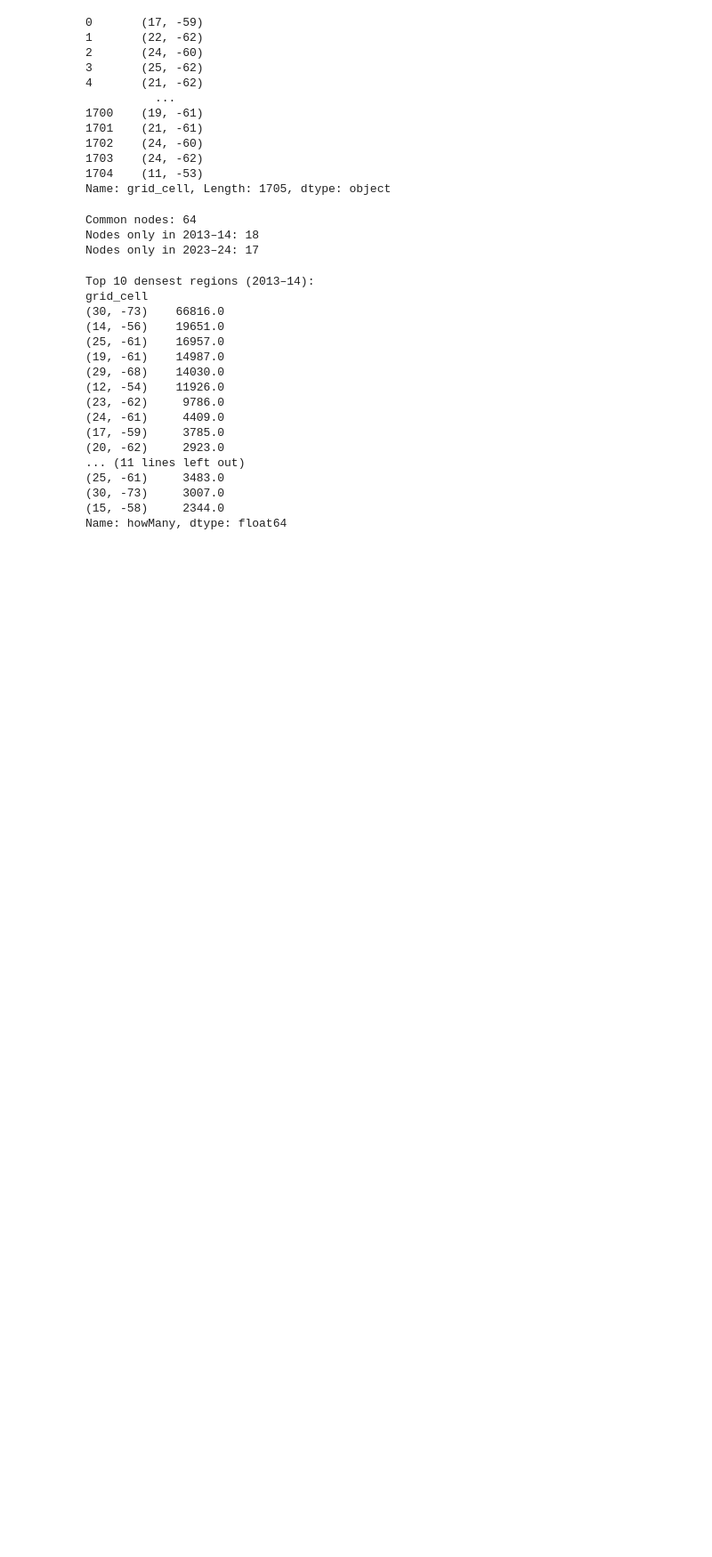
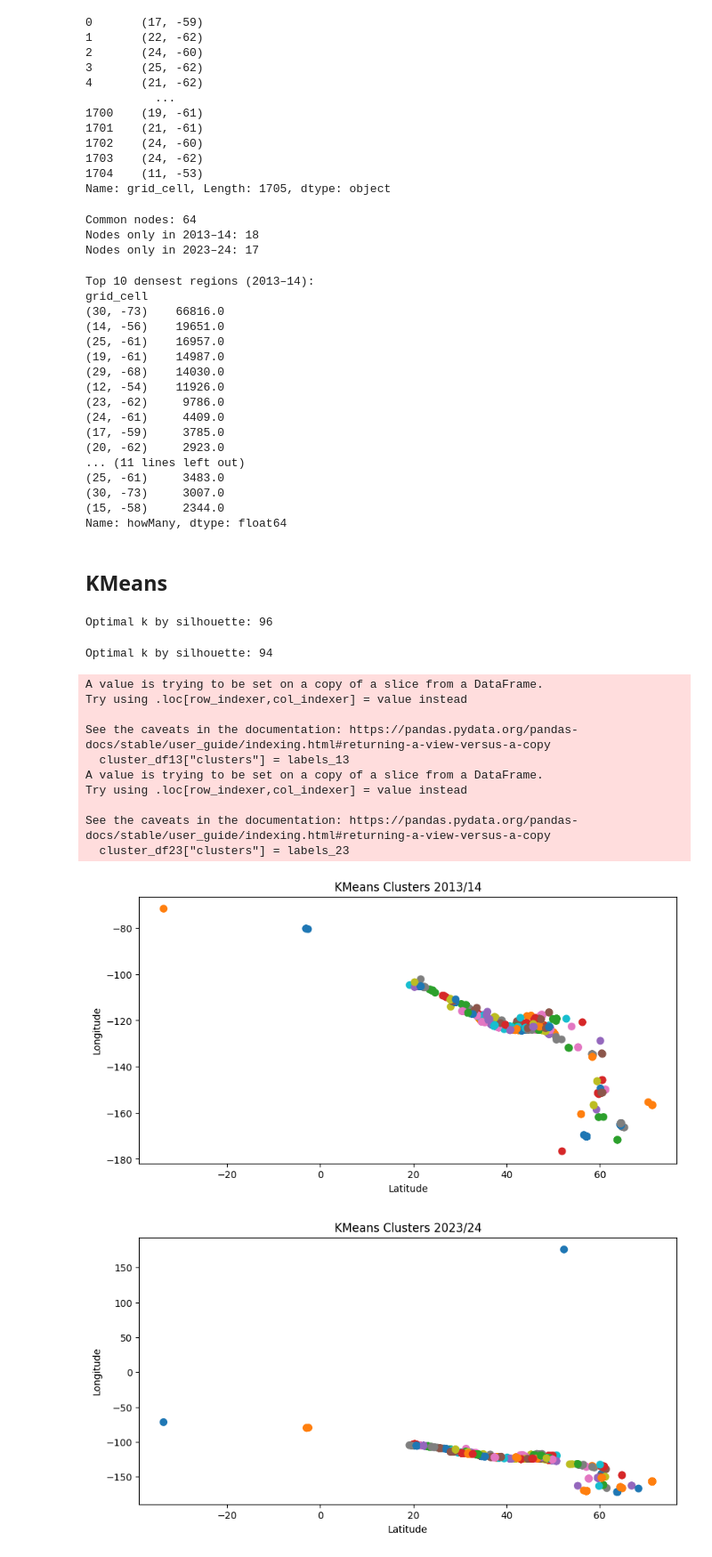
Before and after one commit to manasi2905/Climate-Change-Driven-Bird-Migration, a Jupyter notebook: intial_analysis.ipynb, the cells around one changed output. Shown at 89% size. Saved outputs shown, nothing was run; the diff lists cells and outputs as text; code cells hidden in the pictures; blank space fills up the shorter version.

Commit message:
KMeans

```diff
--- a/intial_analysis.ipynb
+++ b/intial_analysis.ipynb
@@ -119,6 +125,84 @@ grid_cell
 (30, -73)     3007.0
 (15, -58)     2344.0
 Name: howMany, dtype: float64
+# %% [markdown]
+## KMeans
+# %%
+from sklearn.preprocessing import StandardScaler
+locations_13 = df13[["lat", "lng"]]
+locations_23 = df23[["lat", "lng"]]
+
+scaler = StandardScaler()
+locations_13s = scaler.fit_transform(locations_13)
+locations_23s = scaler.fit_transform(locations_23)
+# %%
+scores_13 = []
+k_range = range(10, 100)
+
+for k in k_range:
+    kmeans_13 = KMeans(n_clusters=k, n_init=10, random_state=42)
+    labels_13 = kmeans_13.fit_predict(locations_13s)
+    score_13 = silhouette_score(locations_13s, labels_13)
+    scores_13.append(score_13)
+
+best_k13 = k_range[scores_13.index(max(scores_13))]
+print("Optimal k by silhouette:", best_k13)
+# %% [output]
+Optimal k by silhouette: 96
+# %%
+scores_23 = []
+
+for k in k_range:
+    kmeans_23 = KMeans(n_clusters=k, n_init=10, random_state=42)
+    labels_23 = kmeans_23.fit_predict(locations_23s)
+    score_23 = silhouette_score(locations_23s, labels_23)
+    scores_23.append(score_23)
+
+best_k23 = k_range[scores_23.index(max(scores_23))]
+print("Optimal k by silhouette:", best_k23)
+# %% [output]
+Optimal k by silhouette: 94
+# %%
+import matplotlib.pyplot as plt
+
+#kmeans13 = KMeans(n_clusters = best_k13)
+#y_13 = kmeans13.fit_predict(locations_13)
+#
+#kmeans23 = KMeans(n_clusters=best_k23)
+#y_23 = kmeans23.fit_predict(locations_23)
+
+cluster_df13 = df13[["lat", "lng"]]
+cluster_df13["clusters"] = labels_13
+
+cluster_df23 = df23[["lat", "lng"]]
+cluster_df23["clusters"] = labels_23
+
+plt.figure(figsize=(10,5))
+plt.scatter(cluster_df13["lat"], cluster_df13["lng"], c=cluster_df13["clusters"], cmap='tab10', s = 50)
+plt.xlabel("Latitude")
+plt.ylabel("Longitude")
+plt.title("KMeans Clusters 2013/14")
+
+plt.figure(figsize=(10,5))
+plt.scatter(cluster_df23["lat"], cluster_df23["lng"], c=cluster_df23["clusters"], cmap='tab10', s = 50)
+plt.xlabel("Latitude")
+plt.ylabel("Longitude")
+plt.title("KMeans Clusters 2023/24")
+
+plt.show()
+# %% [output]
+A value is trying to be set on a copy of a slice from a DataFrame.
+Try using .loc[row_indexer,col_indexer] = value instead
+
+See the caveats in the documentation: https://pandas.pydata.org/pandas-docs/stable/user_guide/indexing.html#returning-a-view-versus-a-copy
+  cluster_df13["clusters"] = labels_13
+A value is trying to be set on a copy of a slice from a DataFrame.
+Try using .loc[row_indexer,col_indexer] = value instead
+
+See the caveats in the documentation: https://pandas.pydata.org/pandas-docs/stable/user_guide/indexing.html#returning-a-view-versus-a-copy
+  cluster_df23["clusters"] = labels_23
+[figure, added]
+[figure, added]
 # %%
 def normalize_datetime(df):
     #Converting to datetime where possible
```
Also changed, not shown: parts of 3 cells of this notebook.
